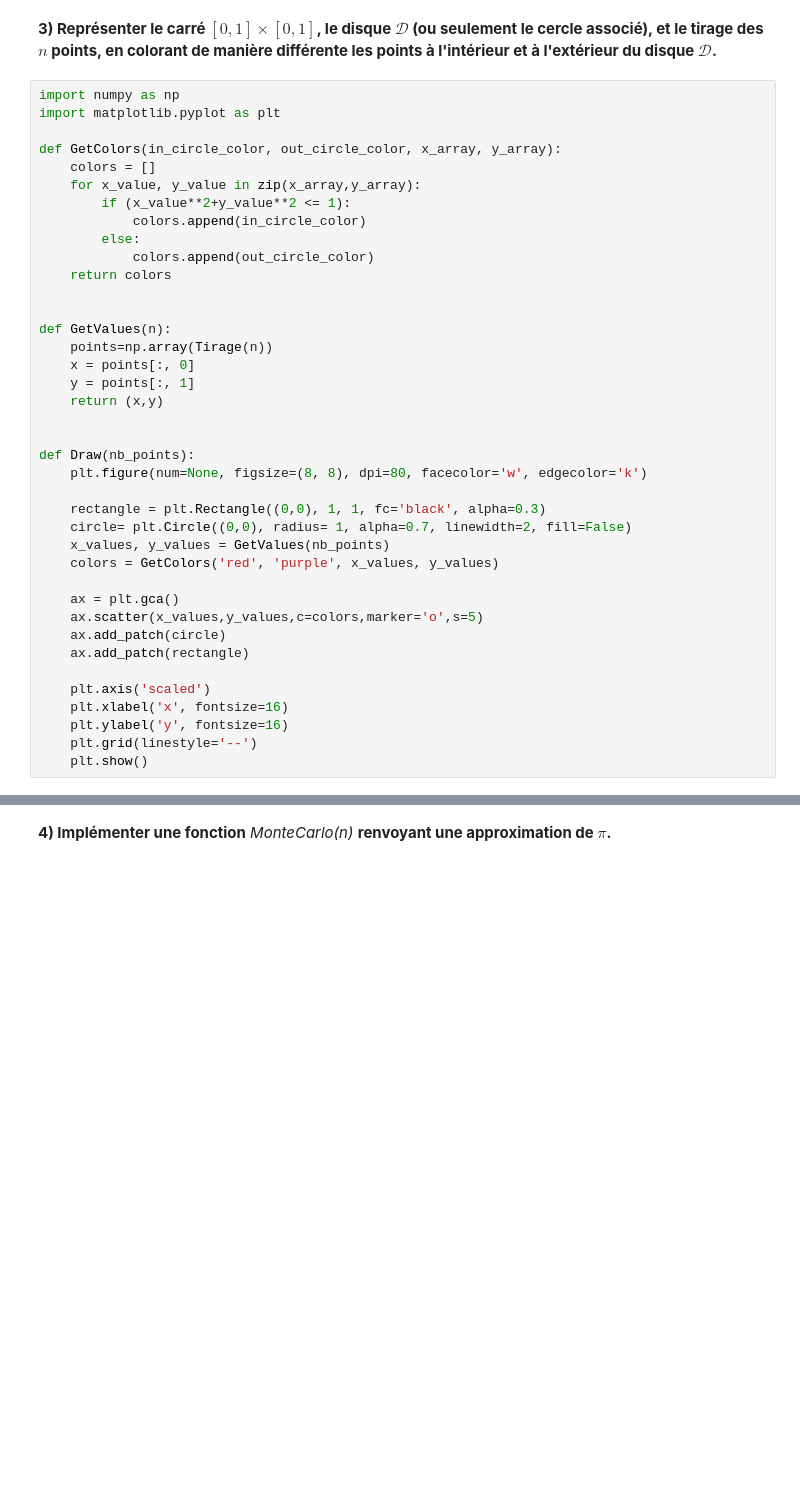
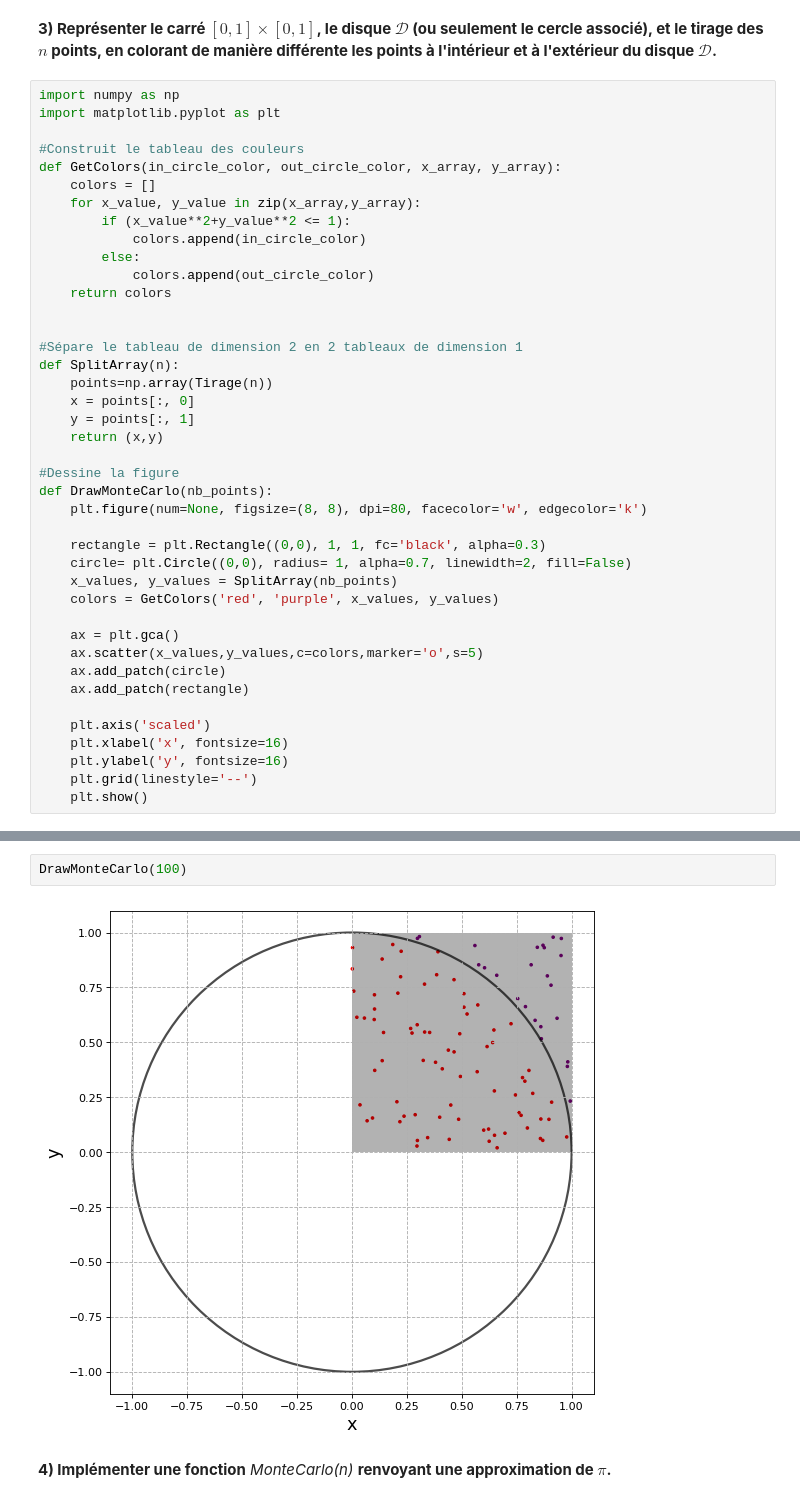
Before and after one commit to UTBM-AGH-courses/utbm-find-pi, a Jupyter notebook: calcul-pi.ipynb, the cells around one changed output, grey strips where cells are left out. Cells and saved outputs as stored; diff of their text form; blank space fills up the shorter version.

```diff
--- a/calcul-pi.ipynb
+++ b/calcul-pi.ipynb
@@ -388,6 +429,7 @@ Quotient(2000)
 import numpy as np
 import matplotlib.pyplot as plt
 
+#Construit le tableau des couleurs
 def GetColors(in_circle_color, out_circle_color, x_array, y_array):
     colors = []
     for x_value, y_value in zip(x_array,y_array):
@@ -398,19 +440,20 @@ def GetColors(in_circle_color, out_circle_color, x_array, y_array):
     return colors
 
 
-def GetValues(n):
+#Sépare le tableau de dimension 2 en 2 tableaux de dimension 1
+def SplitArray(n):
     points=np.array(Tirage(n))
     x = points[:, 0]
     y = points[:, 1]
     return (x,y)
 
-
-def Draw(nb_points):
+#Dessine la figure
+def DrawMonteCarlo(nb_points):
     plt.figure(num=None, figsize=(8, 8), dpi=80, facecolor='w', edgecolor='k')
 
     rectangle = plt.Rectangle((0,0), 1, 1, fc='black', alpha=0.3)
     circle= plt.Circle((0,0), radius= 1, alpha=0.7, linewidth=2, fill=False)
-    x_values, y_values = GetValues(nb_points)
+    x_values, y_values = SplitArray(nb_points)
     colors = GetColors('red', 'purple', x_values, y_values)
 
     ax = plt.gca()
@@ -430,3 +469,7 @@ Draw(1000)
+# %%
+DrawMonteCarlo(100)
+# %% [output]
+[figure, added]
 # %% [markdown]
 **4)  Implémenter une fonction** *MonteCarlo(n)* **renvoyant une approximation
     de $\pi$.**
```
Also changed, not shown: parts of 20 cells of this notebook.
